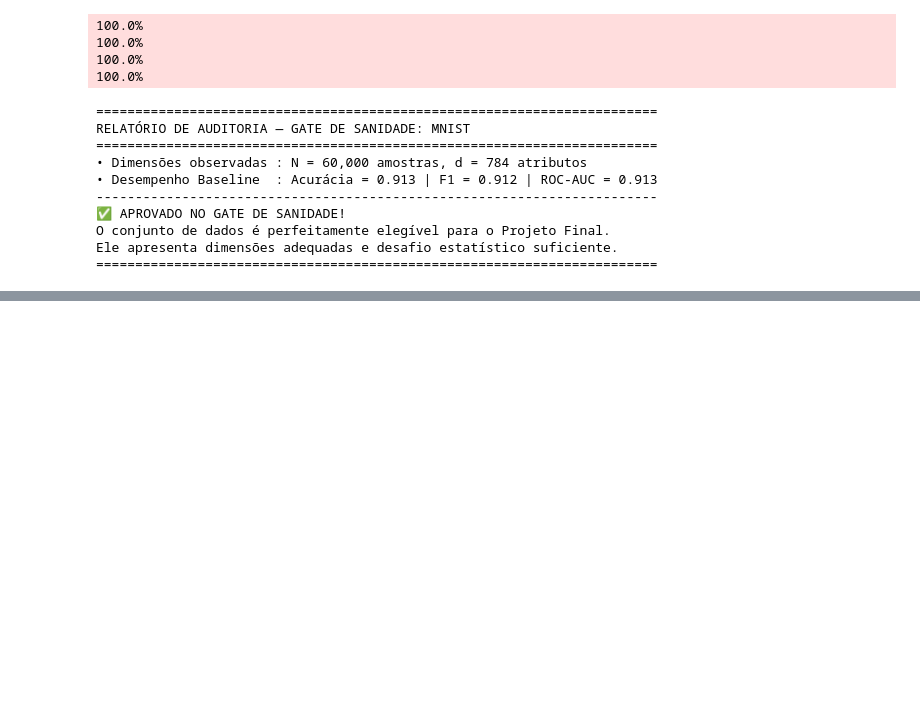
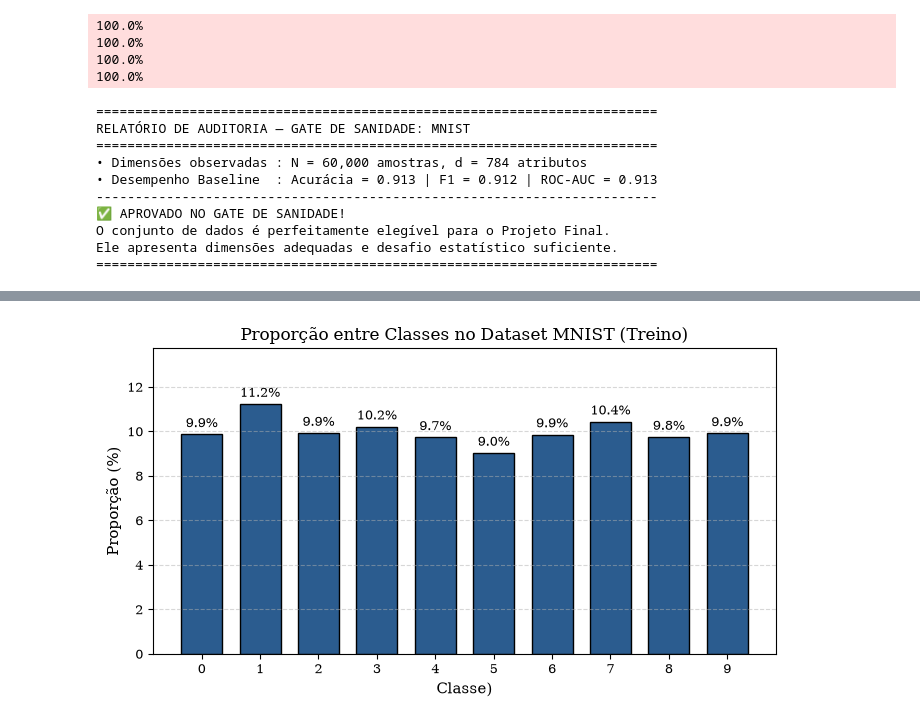
Before and after one commit to JulioT3lles/Supervised_Assignment_MC846, a Jupyter notebook: projeto_apoio_gate_sanidade.ipynb, the cells around one changed output, grey strips where cells are left out. Cells and saved outputs as stored; diff of their text form; code cells hidden in the pictures; blank space fills up the shorter version.

```diff
--- a/projeto_apoio_gate_sanidade.ipynb
+++ b/projeto_apoio_gate_sanidade.ipynb
@@ -230,0 +236,44 @@ Ele apresenta dimensões adequadas e desafio estatístico suficiente.
+# %%
+train_dataset = datasets.MNIST(root="./data", train=True, download=True, transform=transform)
+target_train = train_dataset.targets.numpy()
+
+classes, freq = np.unique(target_train, return_counts=True)
+proportions = (freq / len(target_train)) * 100
+
+fig, ax = plt.subplots(figsize=(7, 4))
+
+barras = ax.bar(
+    classes,
+    proportions,
+    color='#2b5c8f',
+    edgecolor='black',
+    width=0.7,
+)
+
+ax.set_title('Proporção entre Classes no Dataset MNIST (Treino)', fontsize=12)
+ax.set_xlabel('Classe)', fontsize=11)
+ax.set_ylabel('Proporção (%)', fontsize=11)
+ax.set_xticks(range(10))
+ax.set_ylim(0, max(proportions).item() + 2.5)
+ax.grid(axis='y', linestyle='--', alpha=0.5)
+
+
+for barra in barras:
+  altura = barra.get_height()
+  ax.annotate(
+      f'{altura:.1f}%',
+      xy=(barra.get_x() + barra.get_width() / 2, altura),
+      xytext=(0, 3),
+      textcoords='offset points',
+      ha='center',
+      va='bottom',
+      fontsize=9,
+    )
+
+plt.tight_layout()
+
+plt.savefig('proporcao_mnist.pdf', format='pdf', bbox_inches='tight')
+
+plt.show()
+# %% [output]
+[figure, added]
```
Also changed, not shown: parts of 3 cells of this notebook, 1 other file.
